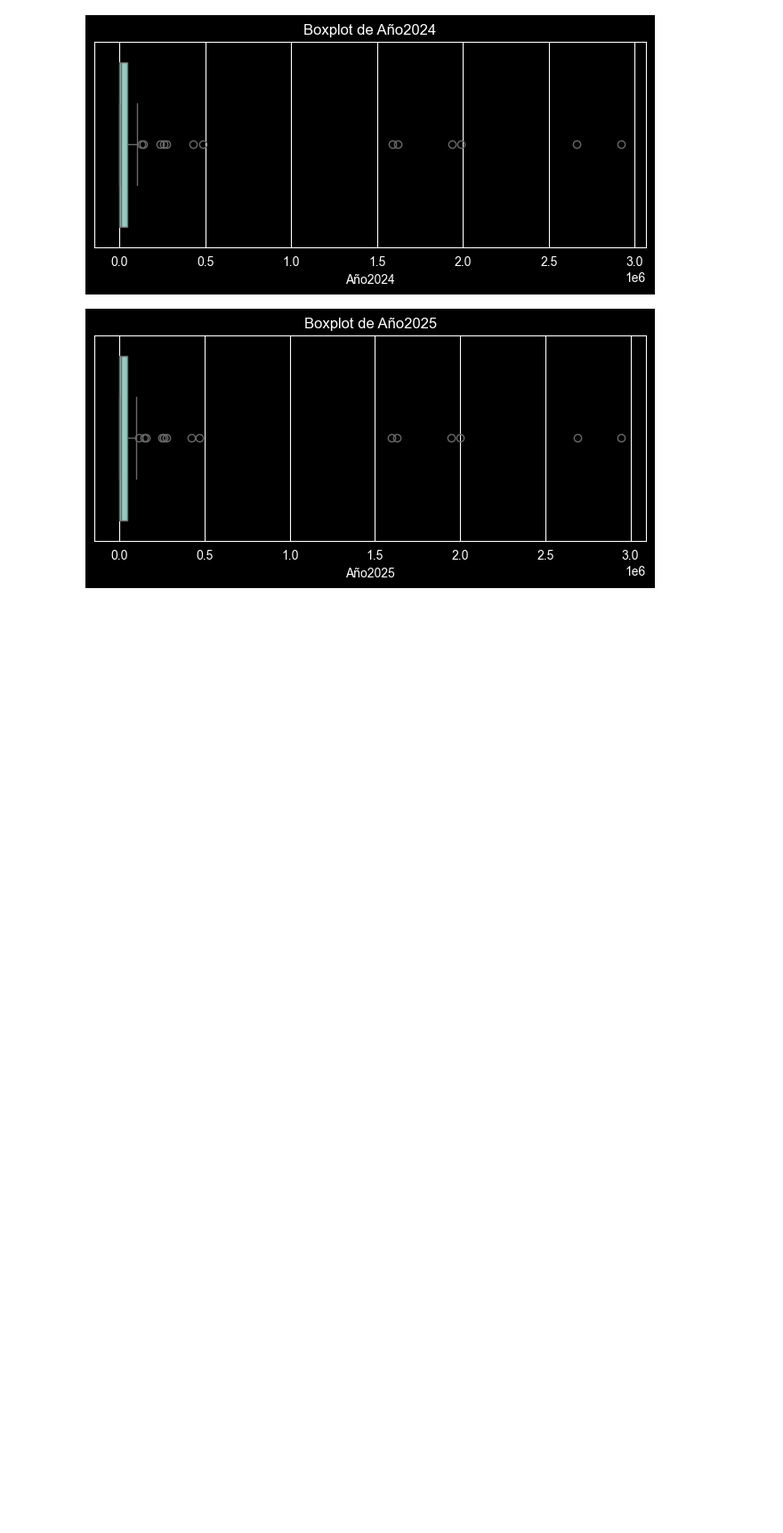
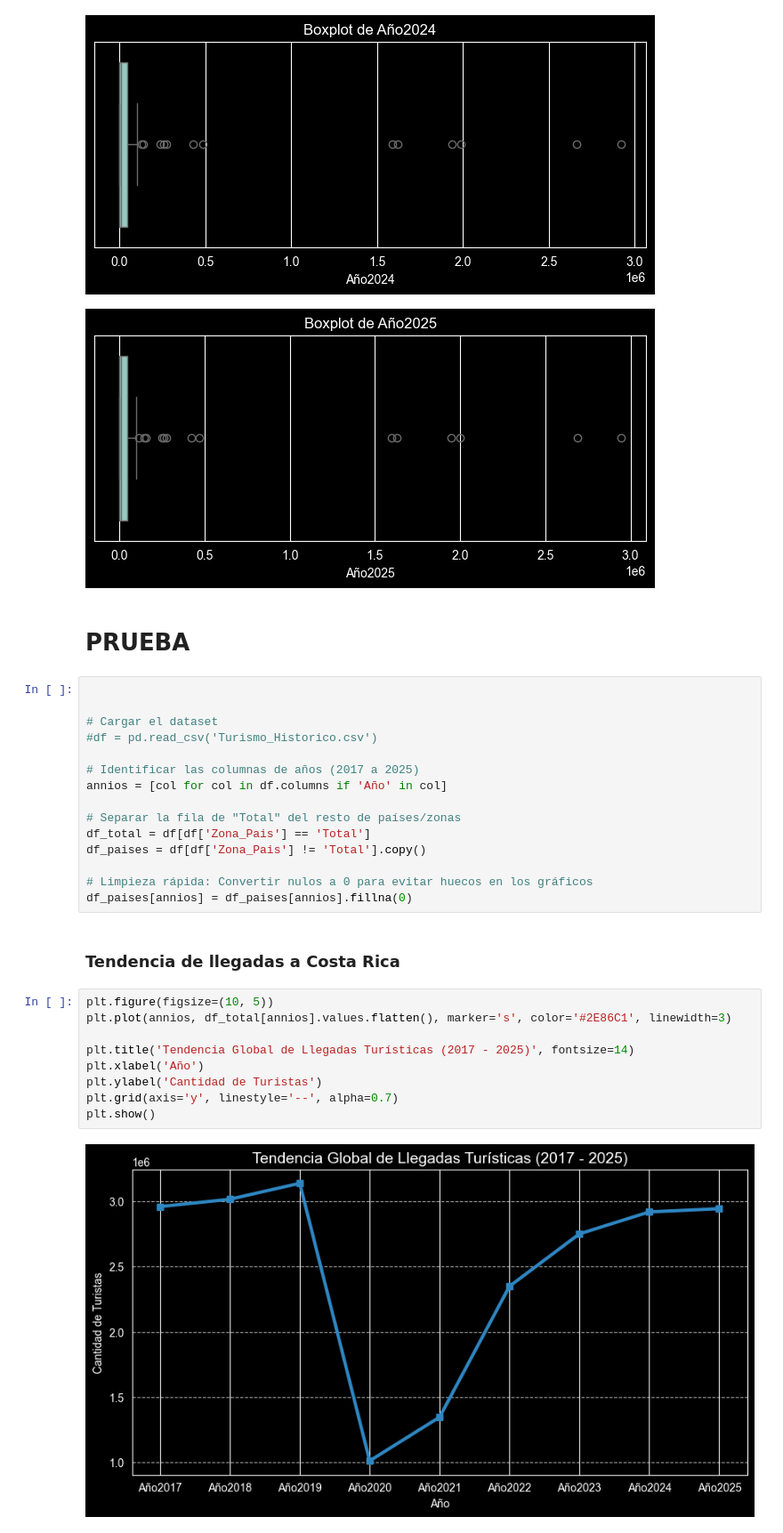
Before and after one commit to MauOrtizC/Proyecto_An-lisis_y_Predicci-n_del_Turismo_en_Costa_Rica, a Jupyter notebook: src/eda/EDA.ipynb, the cells around one changed output. Shown at 89% size. Saved outputs shown, nothing was run; the diff lists cells and outputs as text; blank space fills up the shorter version.

```diff
--- a/src/eda/EDA.ipynb
+++ b/src/eda/EDA.ipynb
@@ -128,3 +144,33 @@ for col in num_cols[1:]:
 [figure]
 [figure]
 [figure]
+# %% [markdown]
+# PRUEBA
+# %%
+
+
+# Cargar el dataset
+#df = pd.read_csv('Turismo_Historico.csv')
+
+# Identificar las columnas de años (2017 a 2025)
+annios = [col for col in df.columns if 'Año' in col]
+
+# Separar la fila de "Total" del resto de países/zonas
+df_total = df[df['Zona_Pais'] == 'Total']
+df_paises = df[df['Zona_Pais'] != 'Total'].copy()
+
+# Limpieza rápida: Convertir nulos a 0 para evitar huecos en los gráficos
+df_paises[annios] = df_paises[annios].fillna(0)
+# %% [markdown]
+### Tendencia de llegadas a Costa Rica
+# %%
+plt.figure(figsize=(10, 5))
+plt.plot(annios, df_total[annios].values.flatten(), marker='s', color='#2E86C1', linewidth=3)
+
+plt.title('Tendencia Global de Llegadas Turísticas (2017 - 2025)', fontsize=14)
+plt.xlabel('Año')
+plt.ylabel('Cantidad de Turistas')
+plt.grid(axis='y', linestyle='--', alpha=0.7)
+plt.show()
+# %% [output]
+[figure, added]
```
Also changed, not shown: parts of 9 cells of this notebook.
